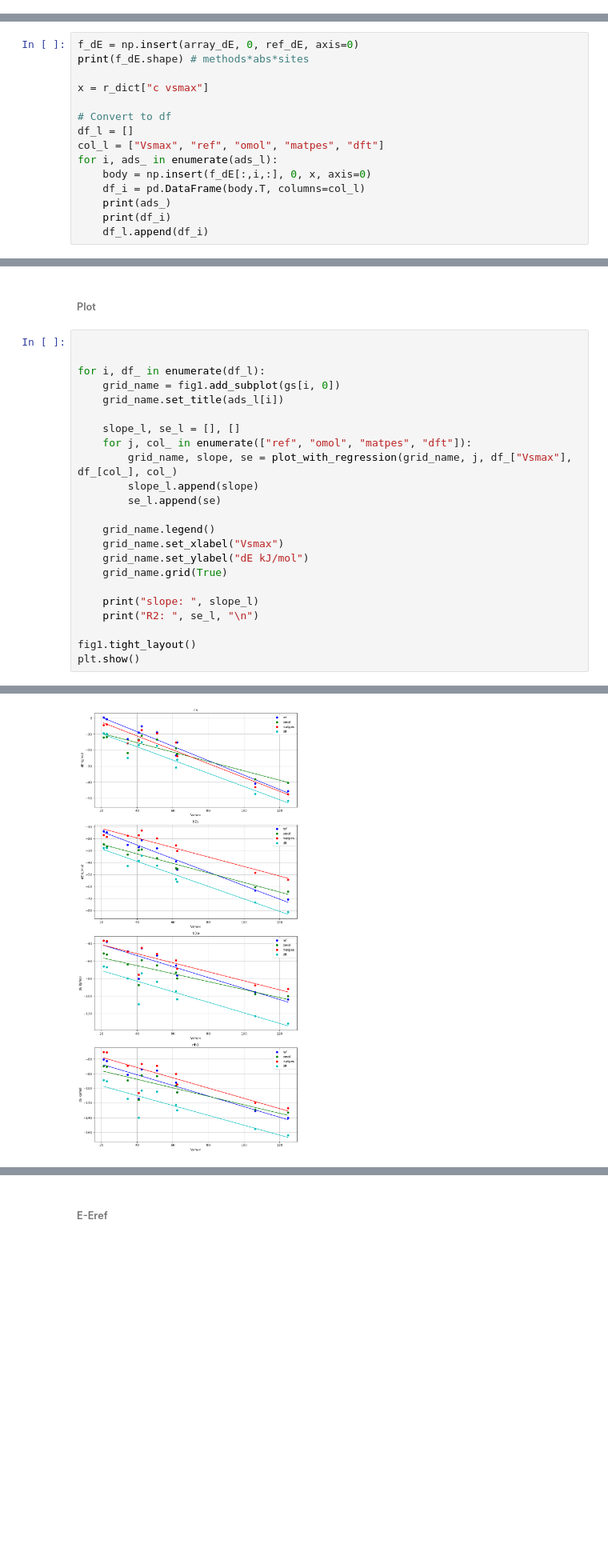
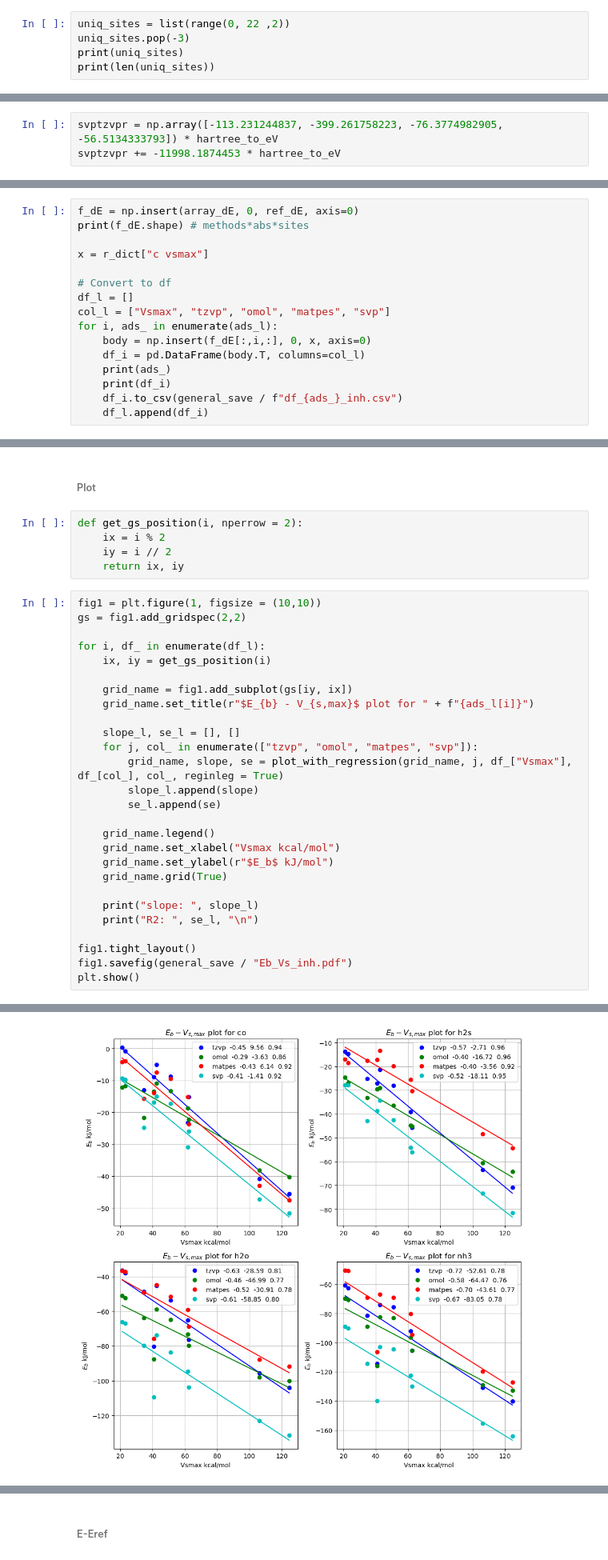
Before and after one commit to lznxbz/thesis_notebooks, a Jupyter notebook: 260423_tio2_binding_continue.ipynb, the cells around one changed output, grey strips where cells are left out. Shown at 80% size. Drawn from its saved outputs; the diff is of its cells as text; blank space fills up the shorter version.

```diff
--- a/260423_tio2_binding_continue.ipynb
+++ b/260423_tio2_binding_continue.ipynb
@@ -135,0 +182,5 @@ r2scan
+# %%
+uniq_sites = list(range(0, 22 ,2))
+uniq_sites.pop(-3)
+print(uniq_sites)
+print(len(uniq_sites))
@@ -135,0 +190,3 @@ r2scan
+# %%
+svptzvpr = np.array([-113.231244837, -399.261758223, -76.3774982905, -56.5134333793]) * hartree_to_eV
+svptzvpr += -11998.1874453 * hartree_to_eV
@@ -176,12 +303,13 @@ x = r_dict["c vsmax"]
 
 # Convert to df
 df_l = []
-col_l = ["Vsmax", "ref", "omol", "matpes", "dft"]
+col_l = ["Vsmax", "tzvp", "omol", "matpes", "svp"]
 for i, ads_ in enumerate(ads_l):
     body = np.insert(f_dE[:,i,:], 0, x, axis=0)
     df_i = pd.DataFrame(body.T, columns=col_l)
     print(ads_)
     print(df_i)
+    df_i.to_csv(general_save / f"df_{ads_}_inh.csv")
     df_l.append(df_i)
 # %% [output]
 (4, 4, 10)
@@ -203,42 +331,51 @@ co
 9   21.15  -60.743902  -69.721273  -50.513618  -88.883528
 # %% [markdown]
 ###### Plot
+# %%
+def get_gs_position(i, nperrow = 2):
+    ix = i % 2
+    iy = i // 2
+    return ix, iy
 # %%
-
+fig1 = plt.figure(1, figsize = (10,10))
+gs = fig1.add_gridspec(2,2)
 
 for i, df_ in enumerate(df_l):
-    grid_name = fig1.add_subplot(gs[i, 0])
-    grid_name.set_title(ads_l[i])
+    ix, iy = get_gs_position(i)
+
+    grid_name = fig1.add_subplot(gs[iy, ix])
+    grid_name.set_title(r"$E_{b} - V_{s,max}$ plot for " + f"{ads_l[i]}")
 
     slope_l, se_l = [], []
-    for j, col_ in enumerate(["ref", "omol", "matpes", "dft"]):
-        grid_name, slope, se = plot_with_regression(grid_name, j, df_["Vsmax"], df_[col_], col_)
+    for j, col_ in enumerate(["tzvp", "omol", "matpes", "svp"]):
+        grid_name, slope, se = plot_with_regression(grid_name, j, df_["Vsmax"], df_[col_], col_, reginleg = True)
         slope_l.append(slope)
         se_l.append(se)
 
     grid_name.legend()
-    grid_name.set_xlabel("Vsmax")
-    grid_name.set_ylabel("dE kJ/mol")
+    grid_name.set_xlabel("Vsmax kcal/mol")
+    grid_name.set_ylabel(r"$E_b$ kJ/mol")
     grid_name.grid(True)
 
     print("slope: ", slope_l)
     print("R2: ", se_l, "\n")
 
 fig1.tight_layout()
+fig1.savefig(general_save / "Eb_Vs_inh.pdf")
 plt.show()
 # %% [output]
 slope:  [np.float64(-0.45113043147417825), np.float64(-0.2927475995301117), np.float64(-0.4318652499430177), np.float64(-0.41260333641062724)]
 R2:  [np.float64(0.940408693551509), np.float64(0.857341593411163), np.float64(0.9214189594323439), np.float64(0.9210167443108541)]
 
 slope:  [np.float64(-0.5661497802664721), np.float64(-0.39977313925927555), np.float64(-0.3977947610364319), np.float64(-0.5231018466601558)]
 R2:  [np.float64(0.9647272703348646), np.float64(0.9570929747390147), np.float64(0.9159332017386472), np.float64(0.9541413632430672)]
 
 slope:  [np.float64(-0.6295442176820529), np.float64(-0.4574187196362106), np.float64(-0.5175060998112068), np.float64(-0.6051314755383492)]
 R2:  [np.float64(0.8099169630703855), np.float64(0.7686312494534787), np.float64(0.7824872549941413), np.float64(0.8024874394023331)]
 
 slope:  [np.float64(-0.7233928822869664), np.float64(-0.5799319120937615), np.float64(-0.7003009442419866), np.float64(-0.6724753663281479)]
 R2:  [np.float64(0.7837113875434812), np.float64(0.7601107869473562), np.float64(0.766883211988948), np.float64(0.779039511644356)]
-[figure, old version]
+[figure, new version]
 # %% [markdown]
 NOTE workflow: omol, matpes try all of configurations, and pick the lowest energy one. Then use omol optimized structure further opt by dft. Finally sp on all of them.\
 dft: omol opt -> svp opt\
```
Also changed, not shown: parts of 19 cells of this notebook, 2 other files.
